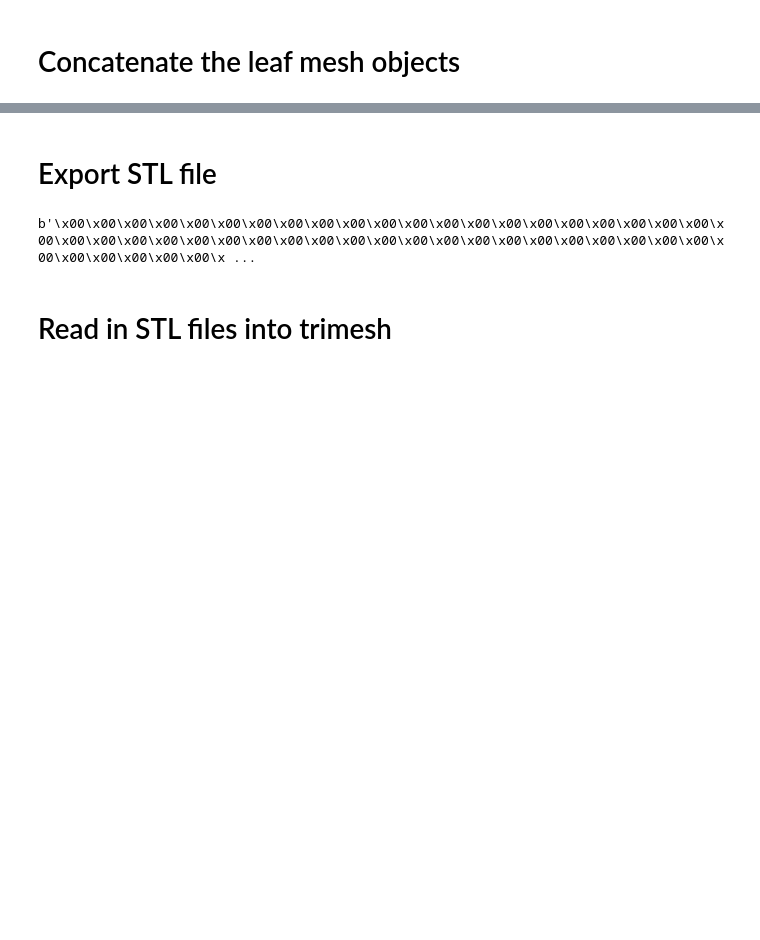
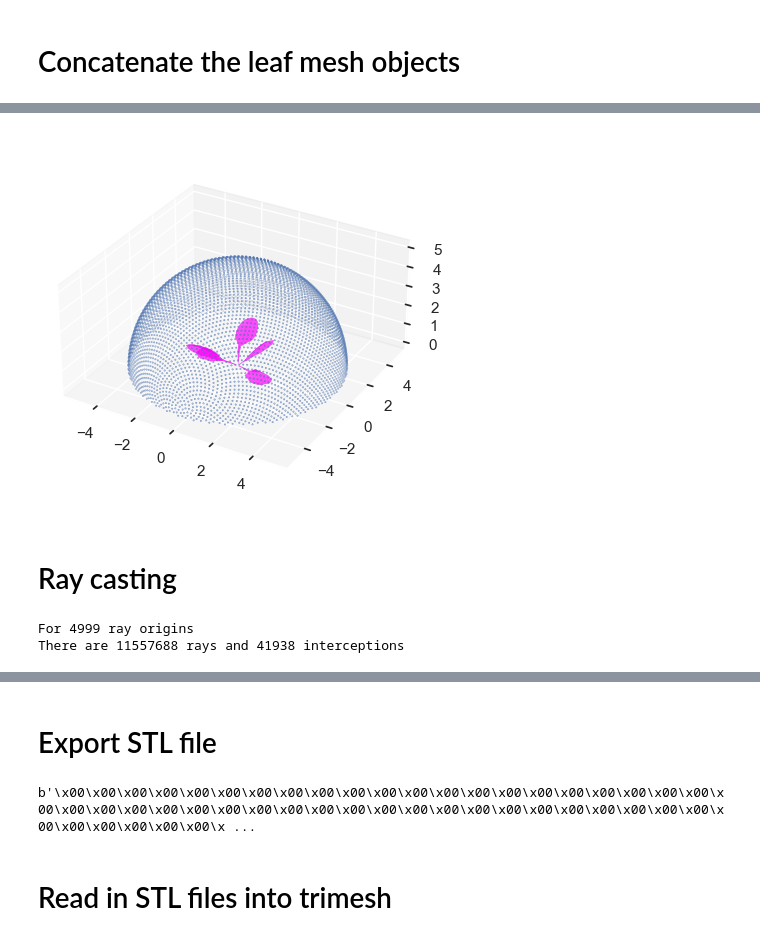
Before and after one commit to DanChitwood/arabidopsis_triangulation_test, a Jupyter notebook: Arabidopsis_delauney.ipynb, the cells around one changed output, grey strips where cells are left out. Saved outputs shown, nothing was run; the diff lists cells and outputs as text; code cells hidden in the pictures; blank space fills up the shorter version.

```diff
--- a/Arabidopsis_delauney.ipynb
+++ b/Arabidopsis_delauney.ipynb
@@ -403,0 +436,42 @@ mesh.show()
+# %%
+import math
+
+def fibonacci_sphere(samples=1000):
+
+    points = []
+    phi = math.pi * (math.sqrt(5.) - 1.)  # golden angle in radians
+
+    for i in range(samples):
+        y = 1 - (i / float(samples - 1)) * 2  # y goes from 1 to -1
+        radius = math.sqrt(1 - y * y)  # radius at y
+
+        theta = phi * i  # golden angle increment
+
+        x = math.cos(theta) * radius
+        z = math.sin(theta) * radius
+
+        points.append((x, y, z))
+
+    return points
+# %%
+n = 10000 # set number of sphere points
+radius = 5
+
+fibo_pts = fibonacci_sphere(samples = n) # calculate points
+
+fibo_arr = np.array(fibo_pts) # turn tuples into array
+
+ray_origins = fibo_arr[fibo_arr[:,2]>0]*radius # select points in the positive hemisphere
+# %%
+fig = plt.figure()
+ax = fig.add_subplot(111, projection='3d')
+
+ax.scatter(ray_origins[:,0], ray_origins[:,1], ray_origins[:,2], s=0.1)
+
+ax.plot_trisurf(vertices[:,0], vertices[:,1], vertices[:,2], triangles=faces, edgecolor=None, facecolor="magenta", linewidth=0)
+
+plt.gca().set_aspect("equal")
+# %% [output]
+[figure, added]
+# %% [markdown]
+# Ray casting
@@ -403,0 +490,6 @@ mesh.show()
+# %%
+print("For", len(ray_origins), "ray origins")
+print("There are", len(oris), "rays and", len(locations), "interceptions")
+# %% [output]
+For 4999 ray origins
+There are 11557688 rays and 41938 interceptions
```
Also changed, not shown: parts of 10 cells of this notebook.
